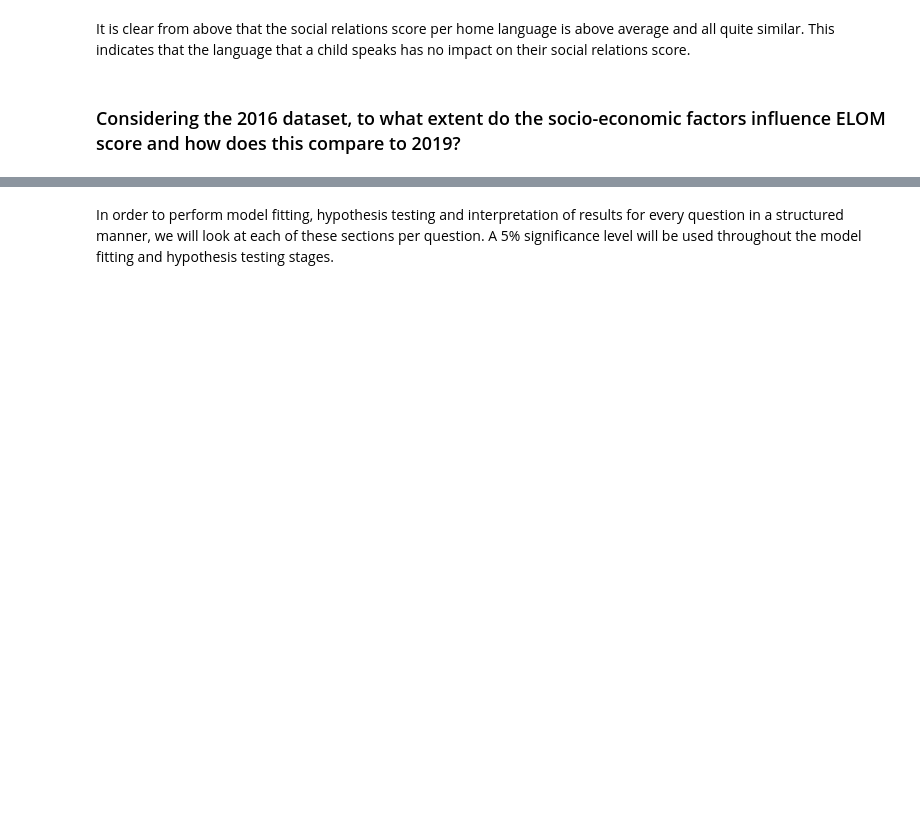
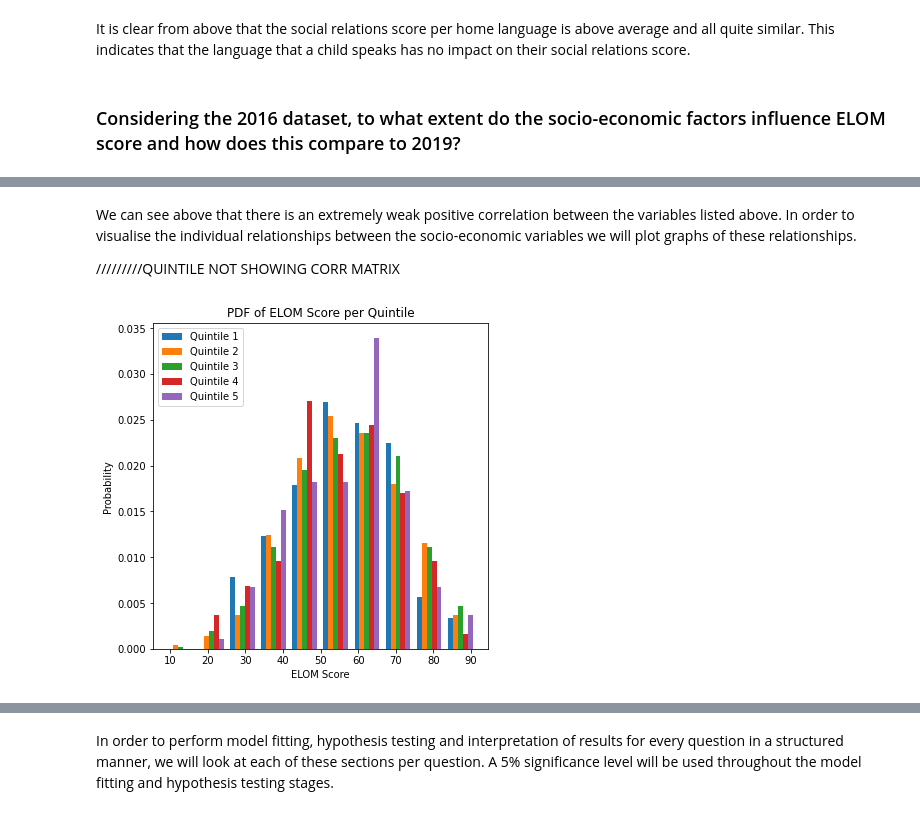
Before and after one commit to bongo1007/DAE, a Jupyter notebook: Project.ipynb, the cells around one changed output, grey strips where cells are left out. Cells and saved outputs as stored; diff of their text form; code cells hidden in the pictures; blank space fills up the shorter version.

```diff
--- a/Project.ipynb
+++ b/Project.ipynb
@@ -289,6 +248,10 @@ df2016.AssesLanguage = pd.Categorical(df2016.AssesLanguage,ordered = False)
 
 # Renamed category
 df2019['District'] = df2019['District'].replace('CAPE WINELANDS', 'cape winelands')
+df2016.rename(columns = {'Total':'total'},inplace = True)
+df2016['AgeGroup'] = df2016['AgeGroup'].replace('49 to 59 Months', '49 to 59')
+df2016['AgeGroup'] = df2016['AgeGroup'].replace('60 to 69 Months', '60 to 69')
+
 
 #Replace '1' with 1 in Quintile variable for 2016 dataset
 df2016['Quintile'] = df2016['Quintile'].replace('1',1)
@@ -615,0 +591,4 @@ It is clear from above that the social relations score per home language is abov
+# %%
+display(Markdown("#### Correlation Matrix of Socio-Economic Factors and ELOM Score"))
+dfSocioEconomic2016 = df2016[['Quintile', 'Age','HomeLanguage','AssesLanguage','total']]
+display(dfSocioEconomic2016.corr())
@@ -615,0 +600,14 @@ It is clear from above that the social relations score per home language is abov
+# %% [markdown]
+We can see above that there is an extremely weak positive correlation between the variables  listed above. In order to visualise the individual relationships between the socio-economic variables we will plot graphs of these relationships.
+
+/////////QUINTILE NOT SHOWING CORR MATRIX
+# %%
+plt.figure(figsize=(6,6))
+plt.hist([dfSocioEconomic2016.total[dfSocioEconomic2016.Quintile==1], dfSocioEconomic2016.total[dfSocioEconomic2016.Quintile==2], dfSocioEconomic2016.total[dfSocioEconomic2016.Quintile==3], dfSocioEconomic2016.total[dfSocioEconomic2016.Quintile==4], dfSocioEconomic2016.total[dfSocioEconomic2016.Quintile==5]], label=['Quintile 1', 'Quintile 2', 'Quintile 3', 'Quintile 4', 'Quintile 5'],density=True)
+plt.legend(loc='upper left')
+plt.title("PDF of ELOM Score per Quintile")
+plt.xlabel('ELOM Score')
+plt.ylabel('Probability')
+plt.show()
+# %% [output]
+[figure, added]
```
Also changed, not shown: parts of 21 cells of this notebook.
